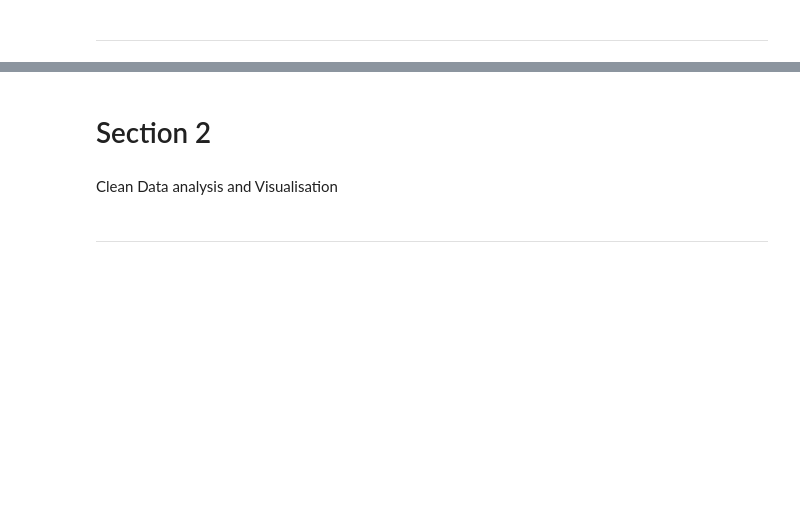
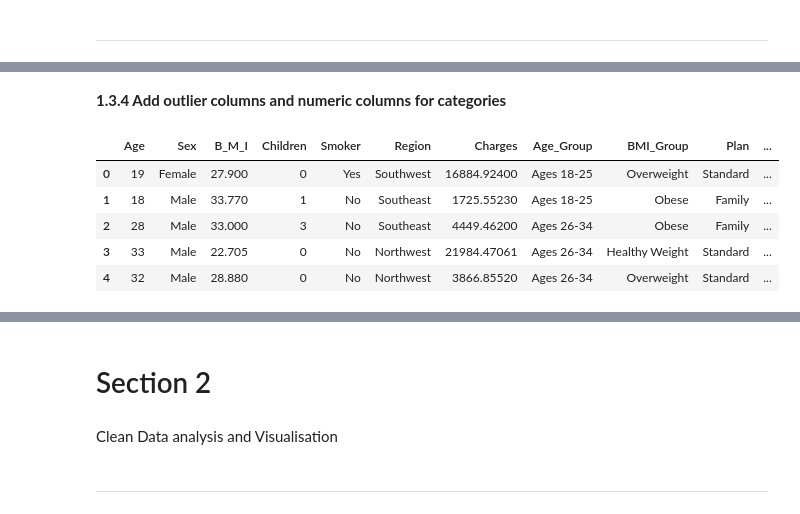
Before and after one commit to skmizanurrahman07/healthcare_insurance_cost_analysis, a Jupyter notebook: healthcare_insurance_cost_analysis.ipynb, the cells around one changed output, grey strips where cells are left out. Cells and saved outputs as stored; diff of their text form; code cells hidden in the pictures; blank space fills up the shorter version.

```diff
--- a/healthcare_insurance_cost_analysis.ipynb
+++ b/healthcare_insurance_cost_analysis.ipynb
@@ -78,0 +271,20 @@ Set these to be category data type: And view the updated column types:
+# %% [markdown]
+**1.3.4 Add outlier columns and numeric columns for categories**
+# %%
+def check_outlier(s):
+    """ Calculating inter quartile range and returning True or False"""
+    q1, q3 = s.quantile([0.25, 0.75])
+    iqr = q3 - q1
+    low, high = q1 - 1.5*iqr, q3 + 1.5*iqr
+    return (s < low) | (s > high)
+
+insurance['Charges_Outlier'] = check_outlier(insurance['Charges'])
+insurance['Charges_Per_Person_Outlier'] = check_outlier(insurance['Charges_Per_Person'])
+insurance.head()
+# %% [output]
+|  | Age | Sex | B_M_I | Children | Smoker | Region | Charges | Age_Group | BMI_Group | Plan | ... |
+| 0 | 19 | Female | 27.900 | 0 | Yes | Southwest | 16884.92400 | Ages 18-25 | Overweight | Standard | ... |
+| 1 | 18 | Male | 33.770 | 1 | No | Southeast | 1725.55230 | Ages 18-25 | Obese | Family | ... |
+| 2 | 28 | Male | 33.000 | 3 | No | Southeast | 4449.46200 | Ages 26-34 | Obese | Family | ... |
+| 3 | 33 | Male | 22.705 | 0 | No | Northwest | 21984.47061 | Ages 26-34 | Healthy Weight | Standard | ... |
+| 4 | 32 | Male | 28.880 | 0 | No | Northwest | 3866.85520 | Ages 26-34 | Overweight | Standard | ... |
```
Also changed, not shown: parts of 36 cells of this notebook, 2 other files.
